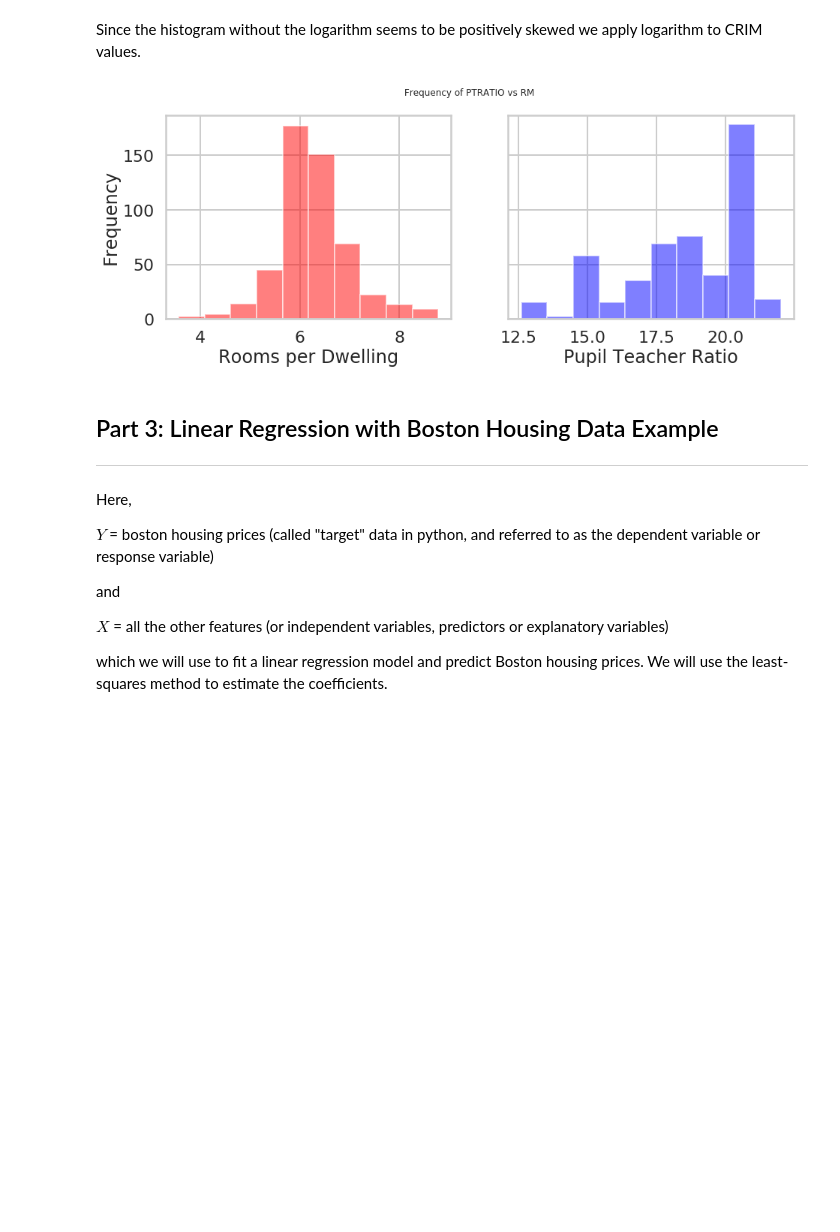
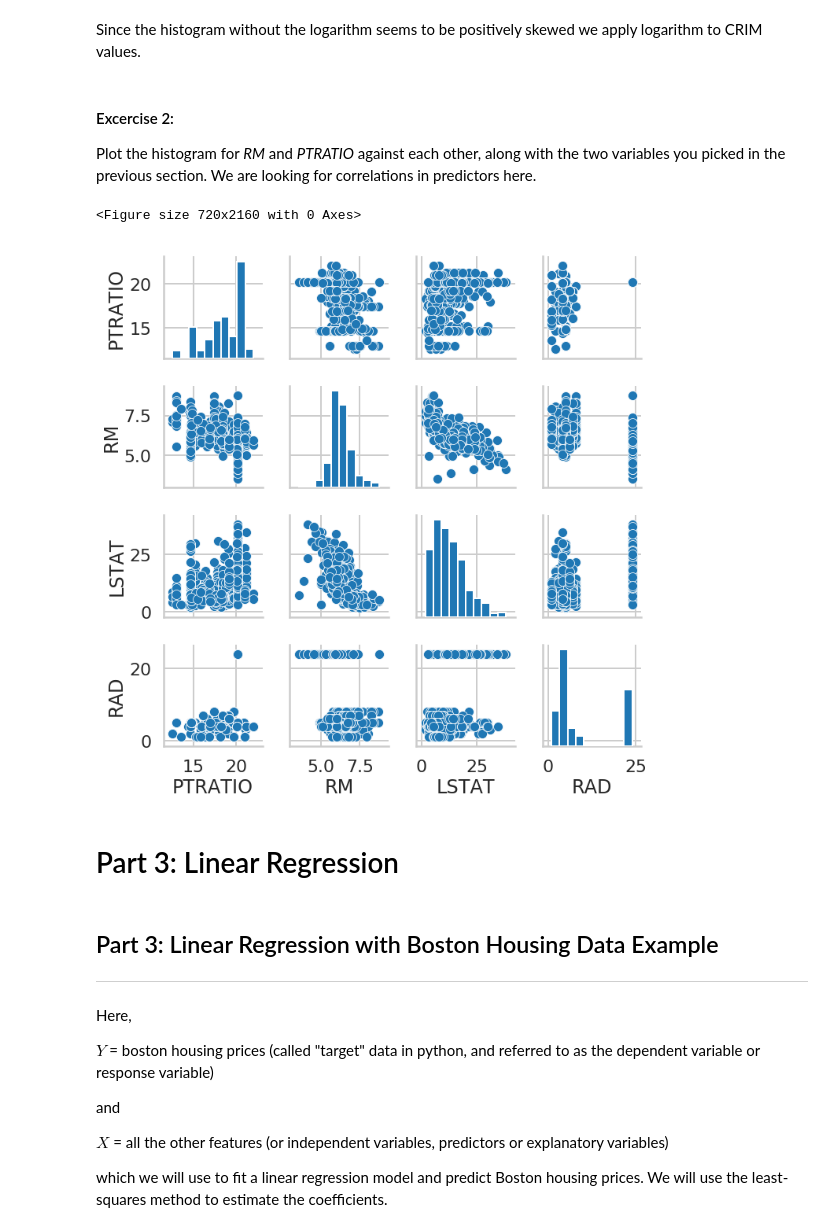
Before and after one commit to parijaparekh/Linear-Regression, a Jupyter notebook: Mini_Project_Linear_Regression.ipynb, the cells around one changed output. Cells and saved outputs as stored; diff of their text form; code cells hidden in the pictures; blank space fills up the shorter version.

```diff
--- a/Mini_Project_Linear_Regression.ipynb
+++ b/Mini_Project_Linear_Regression.ipynb
@@ -434,18 +445,18 @@ plt.show()
 [figure]
 # %% [markdown]
 Since the histogram without the logarithm seems to be positively skewed we apply logarithm to CRIM values.
-# %%
-fig, ax = plt.subplots(1,2, figsize=(15,5), sharey = True)
-ax[0].hist(bos.RM, alpha=0.5, color = 'r')
-ax[0].set_xlabel("Rooms per Dwelling")
-ax[1].hist(bos.PTRATIO, alpha=0.5, color ='b')
-ax[1].set_xlabel("Pupil Teacher Ratio")
-ax[0].set_ylabel("Frequency")
-fig.suptitle("Frequency of PTRATIO vs RM")
-plt.show()
-## Since these values are evenly distributed within the range of 4 and 8 we dont need to take log
-# %% [output]
-[figure, removed]
+# %% [markdown]
+#### Excercise 2:
+Plot the histogram for *RM* and *PTRATIO* against each other, along with the two variables you picked in the previous section. We are looking for correlations in predictors here.
+# %%
+fig = plt.figure(figsize=(10,30))
+sns.pairplot(bos[['PTRATIO', 'RM', 'LSTAT', 'RAD']])
+plt.show()
+# %% [output]
+<Figure size 720x2160 with 0 Axes>
+[figure, added]
+# %% [markdown]
+# Part 3: Linear Regression
 # %% [markdown]
 
 
```
Also changed, not shown: parts of 54 cells of this notebook.
